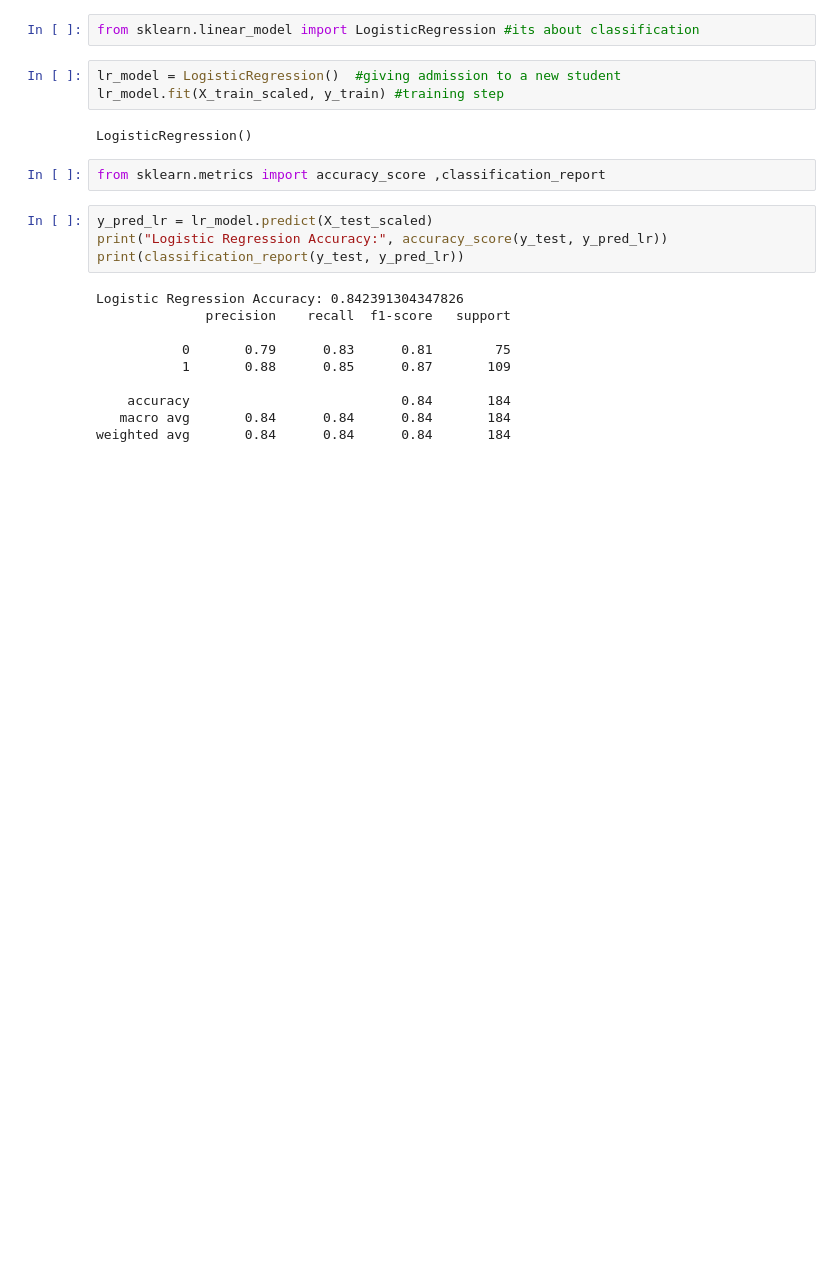
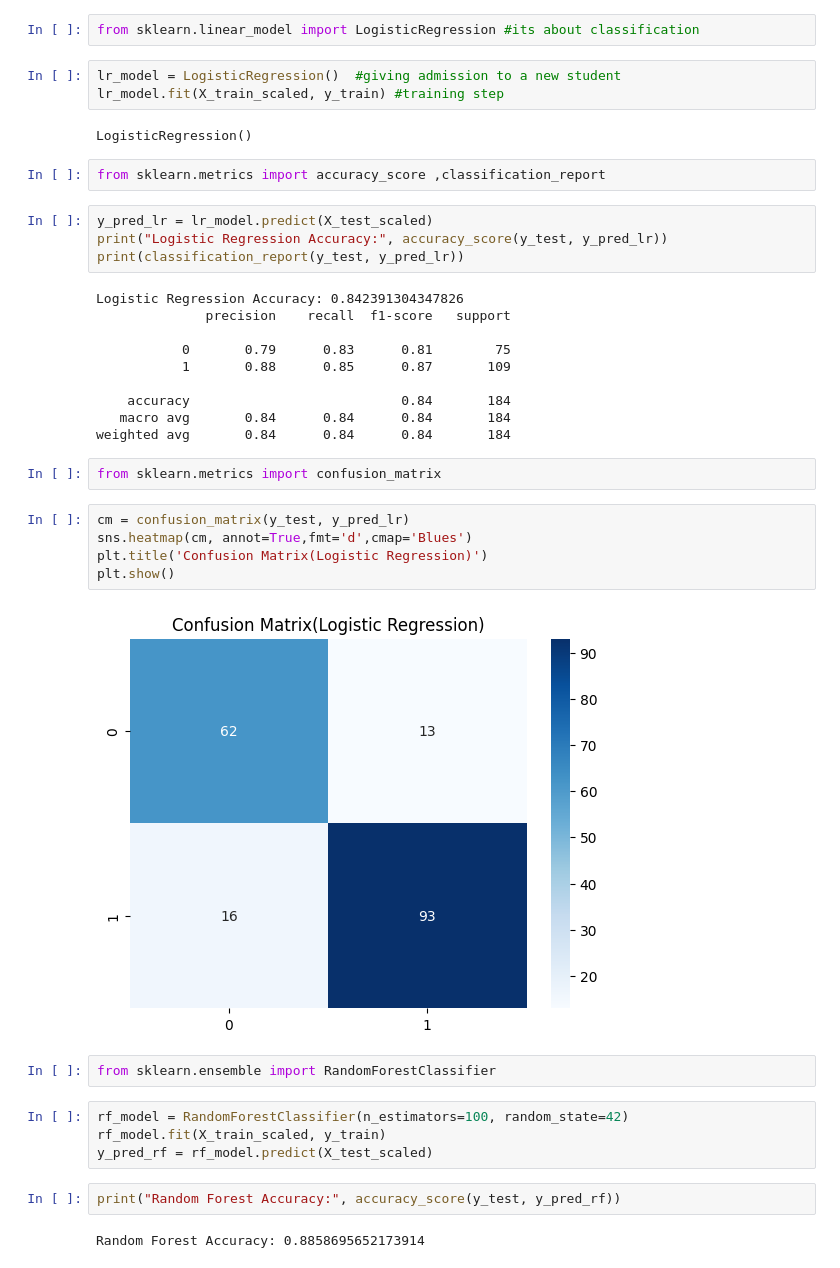
Before and after one commit to Otiendeinnocent1/Assignment-2, a Jupyter notebook: notebooks/Getting_started_with_google_colab_ai.ipynb, the cells around one changed output. Saved outputs shown, nothing was run; the diff lists cells and outputs as text; blank space fills up the shorter version.

```diff
--- a/notebooks/Getting_started_with_google_colab_ai.ipynb
+++ b/notebooks/Getting_started_with_google_colab_ai.ipynb
@@ -179,3 +179,22 @@ Logistic Regression Accuracy: 0.842391304347826
     accuracy                           0.84       184
    macro avg       0.84      0.84      0.84       184
 weighted avg       0.84      0.84      0.84       184
+# %%
+from sklearn.metrics import confusion_matrix
+# %%
+cm = confusion_matrix(y_test, y_pred_lr)
+sns.heatmap(cm, annot=True,fmt='d',cmap='Blues')
+plt.title('Confusion Matrix(Logistic Regression)')
+plt.show()
+# %% [output]
+[figure, added]
+# %%
+from sklearn.ensemble import RandomForestClassifier
+# %%
+rf_model = RandomForestClassifier(n_estimators=100, random_state=42)
+rf_model.fit(X_train_scaled, y_train)
+y_pred_rf = rf_model.predict(X_test_scaled)
+# %%
+print("Random Forest Accuracy:", accuracy_score(y_test, y_pred_rf))
+# %% [output]
+Random Forest Accuracy: 0.8858695652173914
```
Also changed, not shown: parts of 5 cells of this notebook.
